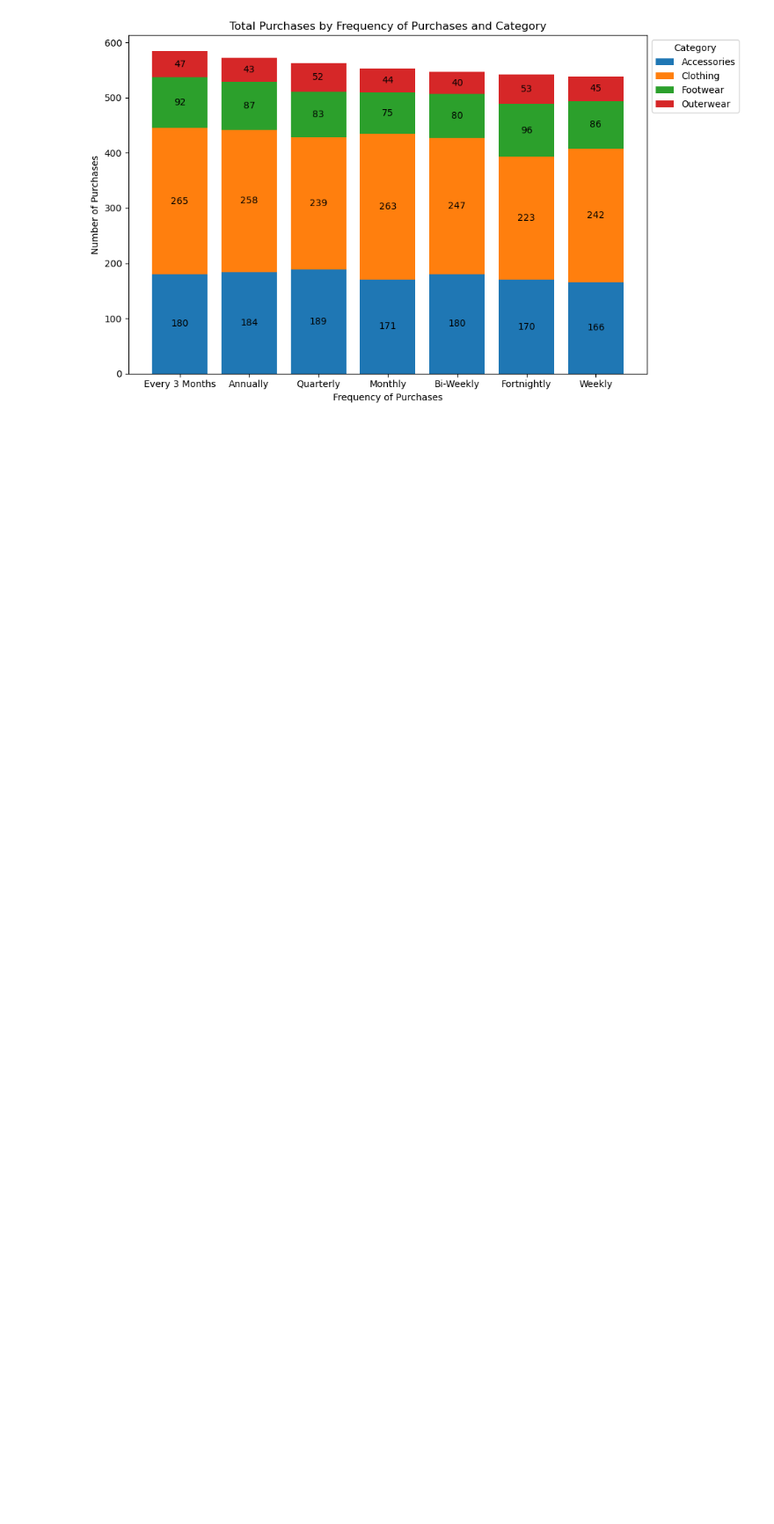
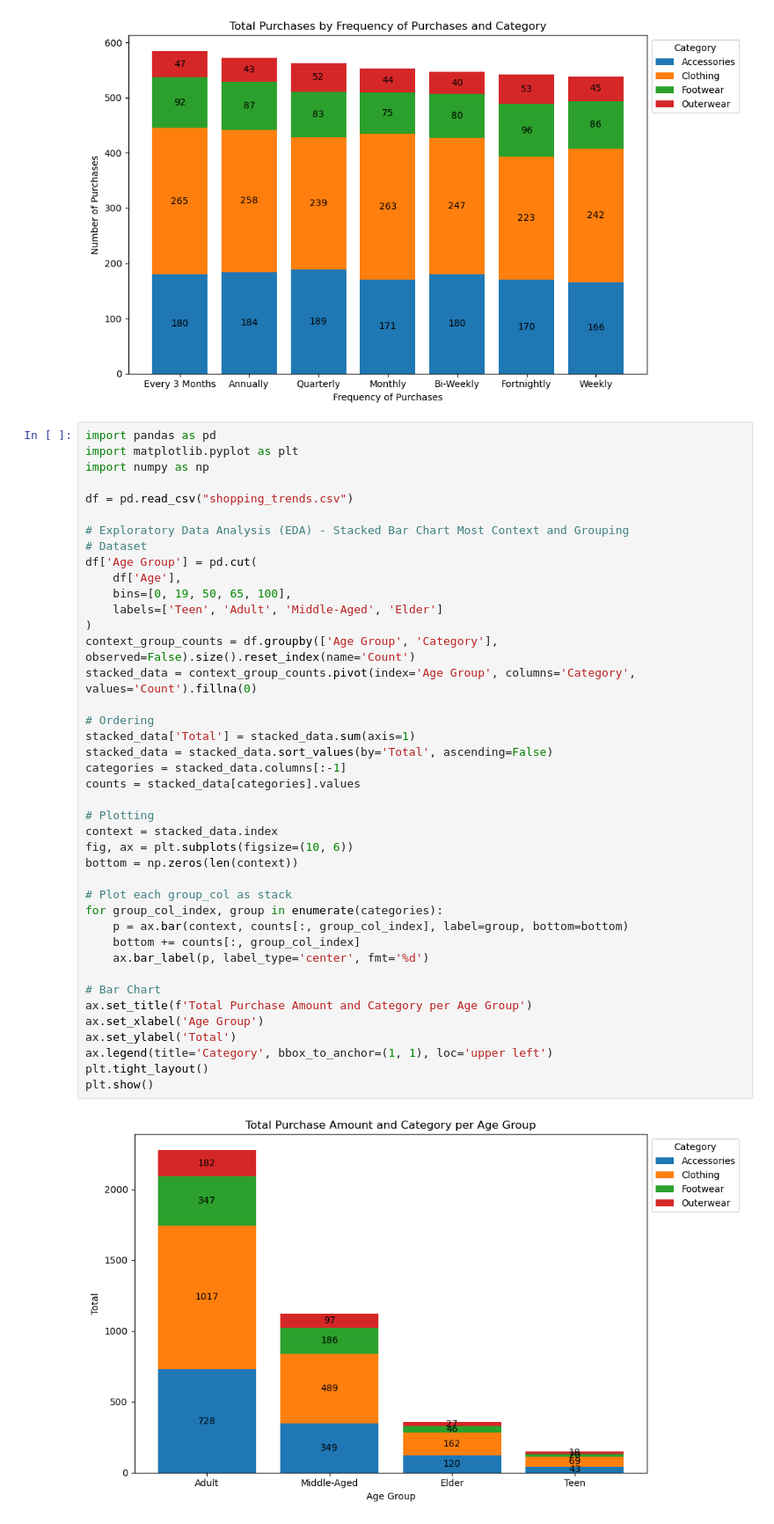
Before and after one commit to FlazeFy2/DS-Customer_Shopping, a Jupyter notebook: exploratory data analysis-bar.ipynb, the cells around one changed output. Shown: that part at 88% size. Saved outputs shown, nothing was run; the diff lists cells and outputs as text; blank space fills up the shorter version.

Commit message:
[DS] Exploratory Data Analysis (EDA) - Total Purchase Amount and Category per Age Group

```diff
--- a/exploratory data analysis-bar.ipynb
+++ b/exploratory data analysis-bar.ipynb
@@ -52,3 +52,46 @@ for dt in target_col:
 [figure]
 [figure]
 [figure]
+# %%
+import pandas as pd
+import matplotlib.pyplot as plt
+import numpy as np
+
+df = pd.read_csv("shopping_trends.csv")
+
+# Exploratory Data Analysis (EDA) - Stacked Bar Chart Most Context and Grouping
+# Dataset
+df['Age Group'] = pd.cut(
+    df['Age'],
+    bins=[0, 19, 50, 65, 100],
+    labels=['Teen', 'Adult', 'Middle-Aged', 'Elder']
+)
+context_group_counts = df.groupby(['Age Group', 'Category'], observed=False).size().reset_index(name='Count')
+stacked_data = context_group_counts.pivot(index='Age Group', columns='Category', values='Count').fillna(0)
+
+# Ordering
+stacked_data['Total'] = stacked_data.sum(axis=1)
+stacked_data = stacked_data.sort_values(by='Total', ascending=False)
+categories = stacked_data.columns[:-1]
+counts = stacked_data[categories].values
+
+# Plotting
+context = stacked_data.index
+fig, ax = plt.subplots(figsize=(10, 6))
+bottom = np.zeros(len(context))
+
+# Plot each group_col as stack
+for group_col_index, group in enumerate(categories):
+    p = ax.bar(context, counts[:, group_col_index], label=group, bottom=bottom)
+    bottom += counts[:, group_col_index]
+    ax.bar_label(p, label_type='center', fmt='%d')
+
+# Bar Chart
+ax.set_title(f'Total Purchase Amount and Category per Age Group')
+ax.set_xlabel('Age Group')
+ax.set_ylabel('Total')
+ax.legend(title='Category', bbox_to_anchor=(1, 1), loc='upper left')
+plt.tight_layout()
+plt.show()
+# %% [output]
+[figure, added]
```
